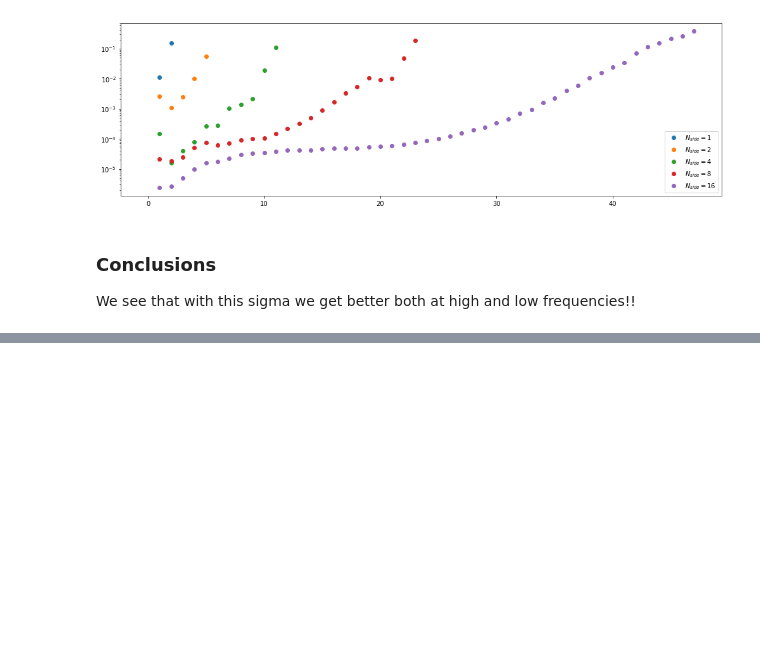
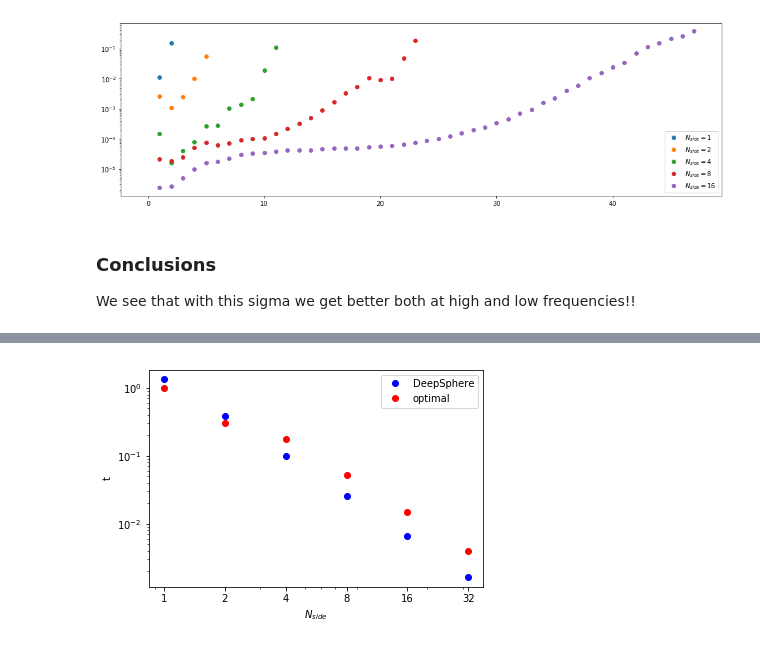
Before and after one commit to MartMilani/PDM, a Jupyter notebook: codes/06_good_std_dev.ipynb, the cells around one changed output, grey strips where cells are left out. Drawn from its saved outputs; the diff is of its cells as text; code cells hidden in the pictures; blank space fills up the shorter version.

```diff
--- a/codes/06_good_std_dev.ipynb
+++ b/codes/06_good_std_dev.ipynb
@@ -789,0 +808,10 @@ We see that with this sigma we get better both at high and low frequencies!!
+# %%
+plt.loglog([1,2,4,8,16,32], [1.3339, 0.3835, 0.1003, 0.02561, 0.00647, 0.001628], 'bo', label='DeepSphere')
+plt.loglog([1,2,4,8,16,32], [1, 0.3, 0.175, 0.0525, 0.015, 0.004], 'ro', label='optimal')
+plt.legend()
+plt.xticks([1,2,4,8,16,32], [1,2,4,8,16,32])
+plt.xlabel('$N_{side}$')
+plt.ylabel('t')
+plt.savefig('kernelwidth')
+# %% [output]
+[figure, added]
```
Also changed, not shown: parts of 11 cells of this notebook, 4 other files.
